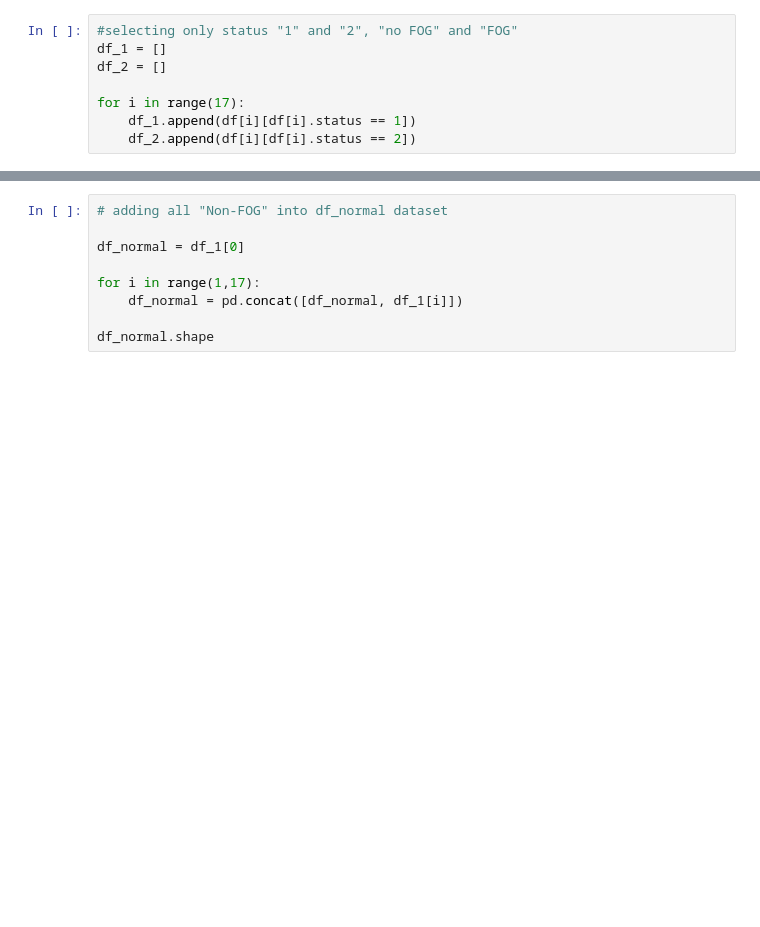
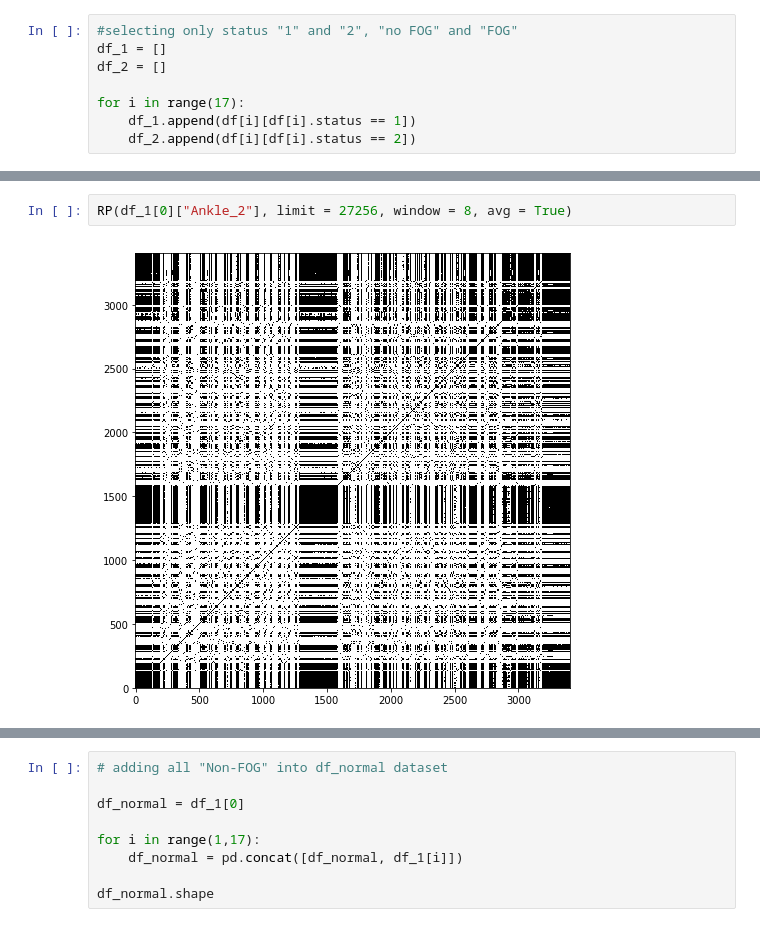
Before and after one commit to AnikethYadav/fog-parkinsons, a Jupyter notebook: fog.ipynb, the cells around one changed output, grey strips where cells are left out. Saved outputs shown, nothing was run; the diff lists cells and outputs as text; blank space fills up the shorter version.

```diff
--- a/fog.ipynb
+++ b/fog.ipynb
@@ -93,0 +164,4 @@ for i in range(17):
+# %%
+RP(df_1[0]["Ankle_2"], limit = 27256, window = 8, avg = True)
+# %% [output]
+[figure, added]
```
Also changed, not shown: parts of 18 cells of this notebook.
